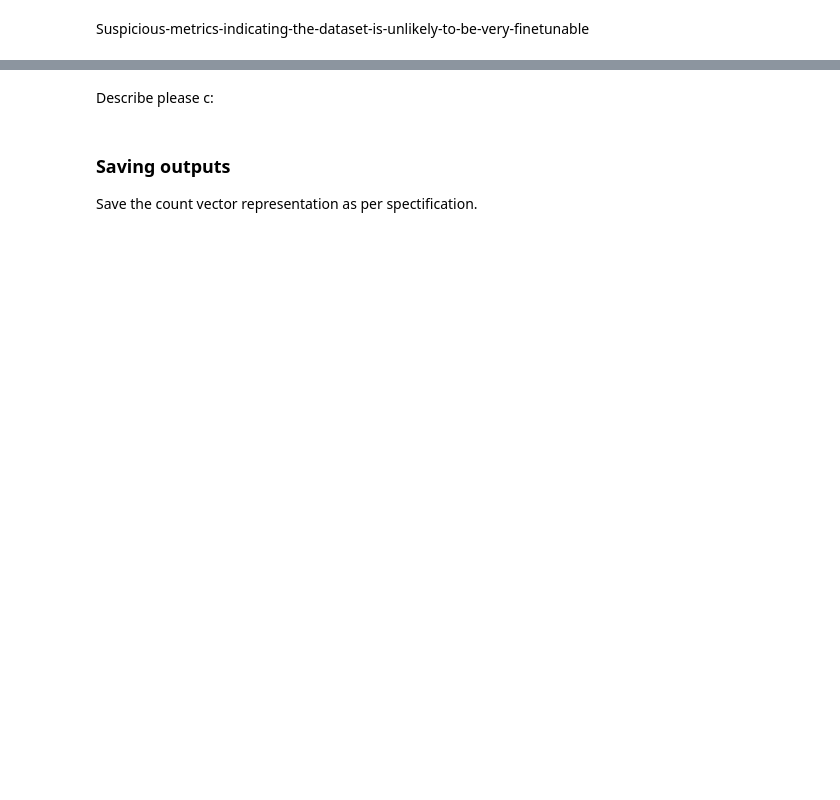
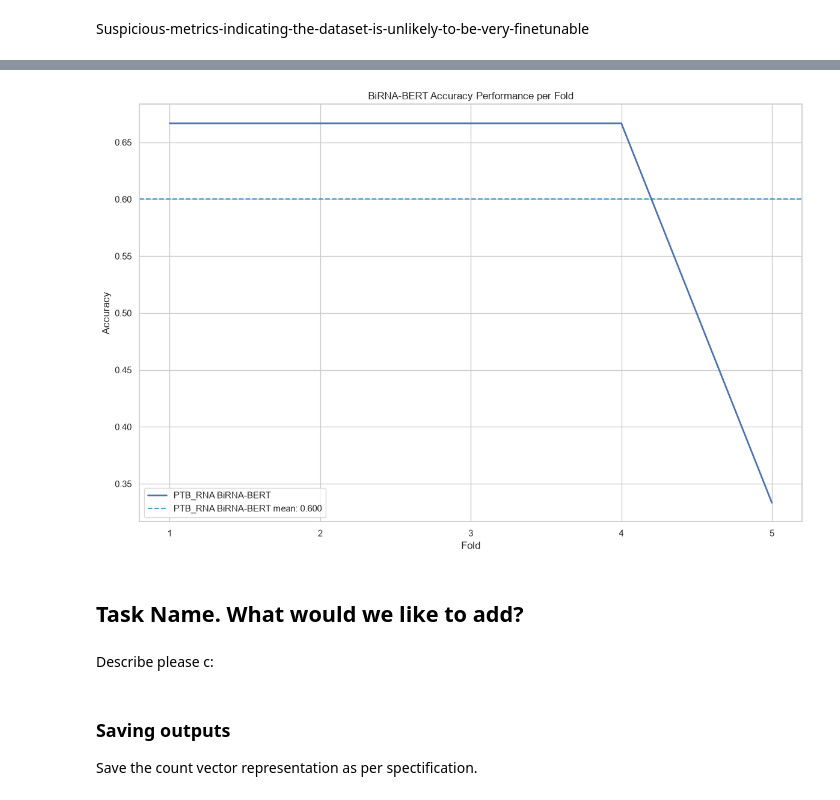
Before and after one commit to distara/Maternal-Disease-Variant-Model, a Jupyter notebook: Maternal Variant Jupyter Notebook.ipynb, the cells around one changed output, grey strips where cells are left out. Drawn from its saved outputs; the diff is of its cells as text; code cells hidden in the pictures; blank space fills up the shorter version.

Commit message:
initial new rna sequence dataset configuration

```diff
--- a/Maternal Variant Jupyter Notebook.ipynb
+++ b/Maternal Variant Jupyter Notebook.ipynb
@@ -417,0 +533,20 @@ Suspicious-metrics-indicating-the-dataset-is-unlikely-to-be-very-finetunable
+# %%
+from sklearn.model_selection import StratifiedKFold
+
+
+seed = 22
+kfold = StratifiedKFold(n_splits=5, shuffle=True, random_state=seed)
+cross_validation = pd.DataFrame(columns=['Model', 'Dataset', 'Fold', 'Accuracy', 'Precision', 'Recall', 'Macro F1', 'AUROC', 'Features'])
+
+def validation(X, Y, Dataset_name, seed, model, model_name, validation_size = None, dataset_class= None, learning_model = None):
+    X = X.reset_index(drop=True)
+    Y = Y.reset_index(drop=True)
+    for fold, (train_index, test_index) in enumerate(kfold.split(X, Y), start=1):
+        X_train = X.iloc[train_index]
+        X_test = X.iloc[test_index]
+        Y_train = Y.iloc[train_index]
+        Y_test = Y.iloc[test_index]
+
+        results = model(X_train, X_test, Y_train, Y_test, seed, validation_size, dataset_class, learning_model, fold)
+
+        cross_validation.loc[len(cross_validation)] = ([model_name, Dataset_name, fold] + list(results.values()))
@@ -418,3 +578,54 @@ Suspicious-metrics-indicating-the-dataset-is-unlikely-to-be-very-finetunable
+# %%
+import seaborn as sns
+import matplotlib.pyplot as plt
+
+sns.set_theme(style="whitegrid")
+
+cross_validation['Dataset and Model'] = (
+    cross_validation['Dataset'] + ' ' + cross_validation['Model']
+)
+
+fig, ax = plt.subplots(figsize=(12, 8))
+
+sns.lineplot(
+    data=cross_validation,
+    x="Fold",
+    y="Accuracy",
+    hue='Dataset and Model',
+    estimator="mean",
+    errorbar="sd",
+    linewidth=2,
+    ax=ax
+)
+
+# Adding mean value lines to the plot
+mean_values = cross_validation.groupby('Dataset and Model')['Accuracy'].mean()
+
+order = cross_validation['Dataset and Model'].unique()
+palette = dict(zip(order, sns.color_palette("colorblind", n_colors=len(order))))
+
+for model_name, mean in mean_values.items():
+    ax.axhline(
+        mean,
+        color=palette[model_name],
+        linestyle="--",
+        linewidth=1.5,
+        alpha=0.7,
+        label=f'{model_name} mean: {mean:.3f}'
+    )
+
+ax.set_title("BiRNA-BERT Accuracy Performance per Fold")
+ax.set_xlabel("Fold")
+ax.set_ylabel("Accuracy")
+ax.set_xticks(sorted(cross_validation['Fold'].unique()))
+
+plt.tight_layout()
+plt.legend()
+plt.show()
+# %% [output]
+[figure, added]
+# %% [markdown]
+## Task Name. What would we like to add?
 # %% [markdown]
 Describe please c:
 # %% [markdown]
```
Also changed, not shown: parts of 28 cells of this notebook.
